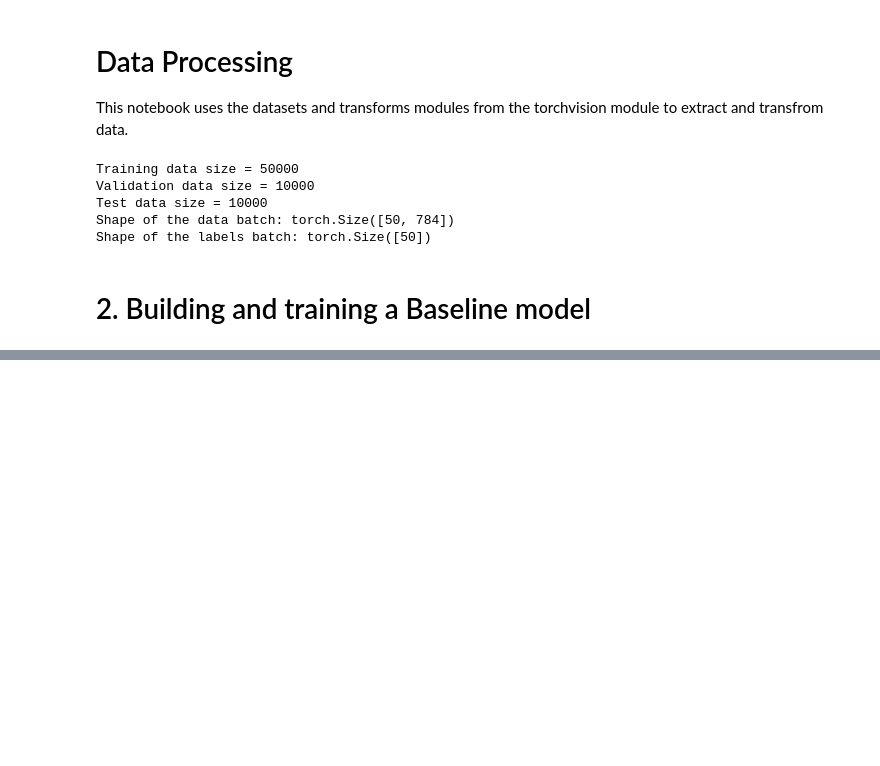
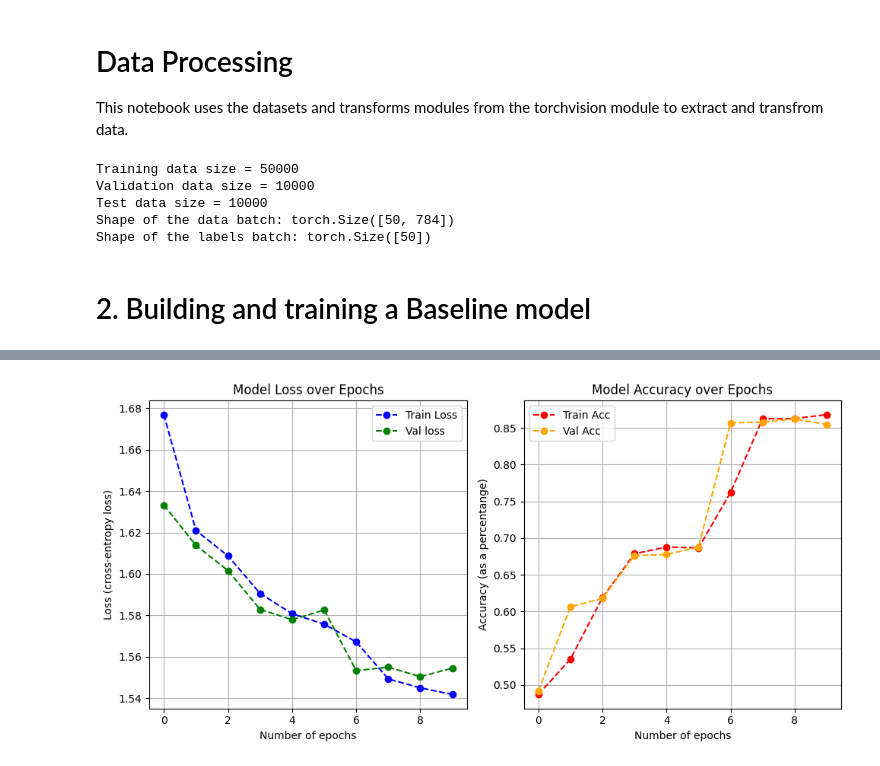
Before and after one commit to traceyomphile/CSC2042S-Neural-Network, a Jupyter notebook: Neural Network.ipynb, the cells around one changed output, grey strips where cells are left out. Saved outputs shown, nothing was run; the diff lists cells and outputs as text; code cells hidden in the pictures; blank space fills up the shorter version.

Commit message:
Trained the Baseline model

```diff
--- a/Neural Network.ipynb
+++ b/Neural Network.ipynb
@@ -87,7 +88,7 @@ class MultiLayerPerceptron(nn.Module):
         logits = self.forward(mini_batch)
         return t.argmax(logits, dim=1)
 # %%
-def set_deterministic_seed(seed: int = 42) -> None:
+def set_deterministic_seed(seed: int = 2) -> None:
     # Set all seeds for deterministic behavior
     t.manual_seed(seed)
     np.random.seed(seed)
@@ -230,11 +231,11 @@ def get_final_metrics(trained_model: MultiLayerPerceptron, train_loader: DataLoa
         "Final Val Acc": final_val_acc
     }
 
-def plot_training_results(training_loss: list, validation_loss: list, training_accuracy: list, validation_accuracy: list) -> None:
-    fig, ax = plt.subplots(nrows=1, ncols=2, figsize=(8, 6))
+def plot_training_results(train_results: dict) -> None:
+    fig, ax = plt.subplots(nrows=1, ncols=2, figsize=(10, 5))
     # Left plot
-    ax[0].plot(training_loss, marker='o', linestyle='--', color='blue', label='Train Loss')
-    ax[0].plot(validation_loss, marker='o', linestyle='--', color='green', label="Val loss")
+    ax[0].plot(train_results["Training Loss"], marker='o', linestyle='--', color='blue', label='Train Loss')
+    ax[0].plot(train_results["Validation Loss"], marker='o', linestyle='--', color='green', label="Val loss")
     ax[0].set_xlabel('Number of epochs')
     ax[0].set_ylabel('Loss (cross-entropy loss)')
     ax[0].set_title("Model Loss over Epochs")
@@ -242,8 +243,8 @@ def plot_training_results(training_loss: list, validation_loss: list, training_a
     ax[0].legend()
 
     # Right plot
-    ax[1].plot(training_accuracy, marker='o', linestyle='--', color='red', label='Train Acc')
-    ax[1].plot(validation_accuracy, marker='o', linestyle='--', color='orange', label="Val Acc")
+    ax[1].plot(train_results["Training Accuracy"], marker='o', linestyle='--', color='red', label='Train Acc')
+    ax[1].plot(train_results["Validation Accuracy"], marker='o', linestyle='--', color='orange', label="Val Acc")
     ax[1].set_xlabel('Number of epochs')
     ax[1].set_ylabel('Accuracy (as a percentange)')
     ax[1].set_title("Model Accuracy over Epochs")
@@ -275,0 +290,5 @@ print(train_results["Training Loss"])
+# %%
+# Display the training results
+plot_training_results(train_results)
+# %% [output]
+[figure, added]
```
Also changed, not shown: parts of 5 cells of this notebook.
